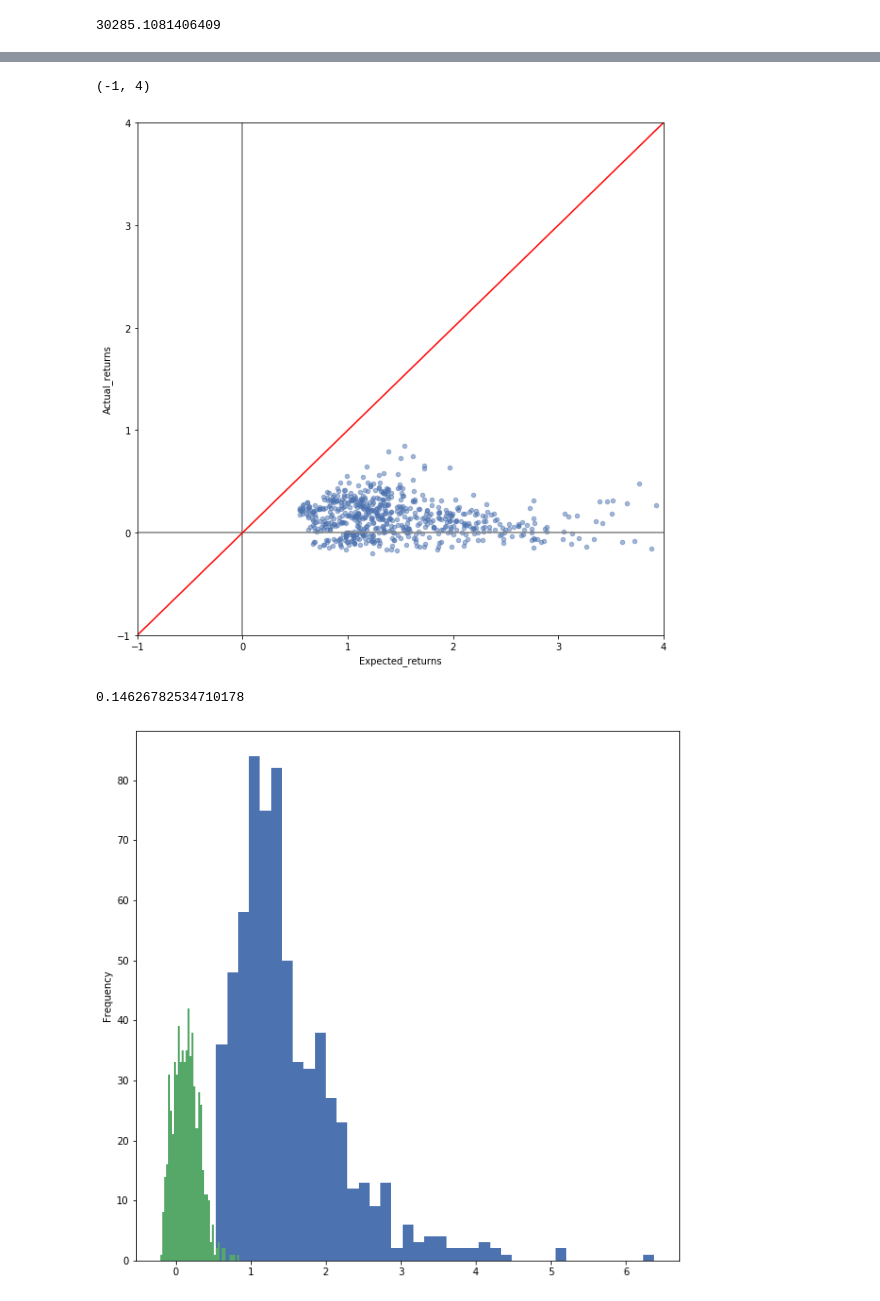
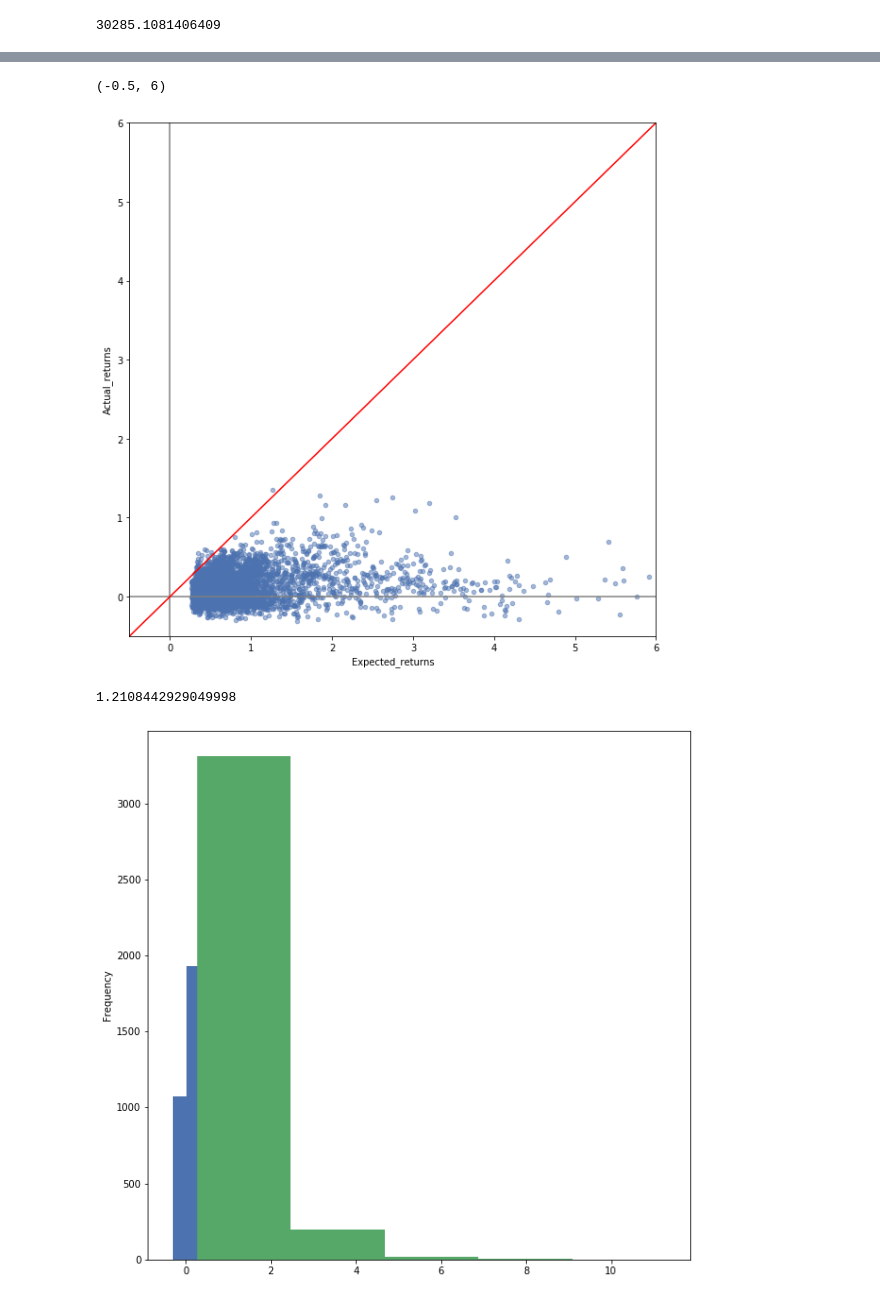
Before and after one commit to pat42w/EF_Portfolio_Optimization, a Jupyter notebook: Pat_Testing_nb.ipynb, the cells around one changed output, grey strips where cells are left out. Cells and saved outputs as stored; diff of their text form; code cells hidden in the pictures.

```diff
--- a/Pat_Testing_nb.ipynb
+++ b/Pat_Testing_nb.ipynb
@@ -177,17 +207,38 @@ def portfolio_generate_test(database,startdate,enddate, silent=True):
 # %%
 %%time
+#set or inputs & create empty lists for output
 database=df_Nasdaq
-startdate=pd.to_datetime("2016-01-01")
+
+#vary start date but beware its an N! problem need to speed this up if we can
+startdate=pd.to_datetime("2010-01-01")
 enddate=pd.to_datetime("2020-01-01")
 a_test=[]
+col_s_assets=[]
 t_start=startdate
 t_end=enddate
 
-while t_start + pd.DateOffset(years=1) <= t_end:
-    a_test.append(portfolio_generate_test(database,t_start,t_end))
-    t_start=t_start + pd.DateOffset(months=1)
-    if t_start + pd.DateOffset(years=1) == t_end:
-        t_start=startdate
-        t_end=t_end - pd.DateOffset(months=1)
+#vary start asset 0 takes the top 50 assets , 50 takes 50-99,.... this is an N problem which isnt too bad
+l_s_asset=np.arange(0,150,50)
+
+# runnings through starting assets, as we create portfolios for only 50 assets at a time (this can be varied)
+for strt in l_s_asset:
+    t_start=startdate
+    t_end=enddate
+    print('Running for s_asset : '+ str(strt))
+
+    # iterates through start dates by adding one month each time until theres 1 year between the start & end date
+    while t_start + pd.DateOffset(years=1) <= t_end:
+        a_test.append(portfolio_generate_test(database,t_start,t_end,s_asset=strt))
+        col_s_assets.append(strt)
+        t_start=t_start + pd.DateOffset(months=1)
+
+        #when our start date is 1 year from the end date subtract 1 year from the enddate & reset the start date
+        if t_start + pd.DateOffset(years=1) == t_end:
+            t_start=startdate
+            t_end=t_end - pd.DateOffset(months=1)
+
+#put all this data in a pandas datafame and save it
 df_test=pd.DataFrame(a_test,columns=['Start_Date','End_date','Expected_returns','Actual_returns'])
+df_test['starting_asset']=col_s_assets
+df_test.to_csv('Performance_data.csv')
 # %% [output]
@@ -212,22 +259,29 @@ Wall time: 3min 33s
 # Plot expected vs actual scatter
 import matplotlib.lines as mlines
 ax1 = df_test.plot.scatter(x='Expected_returns', y='Actual_returns',alpha=0.5)
+
+#set the x=y line
 line = mlines.Line2D([0, 1], [0, 1], color='red')
+
+#draw axis lines
 plt.axhline(0,color='gray') # x = 0
 plt.axvline(0,color='gray') # y = 0
 transform = ax1.transAxes
 line.set_transform(transform)
 ax1.add_line(line)
-ax1.set_xlim([-1, 4])
-ax1.set_ylim([-1, 4])
+ax1.set_xlim([-0.5, 6])
+ax1.set_ylim([-0.5, 6])
 # %% [output]
-(-1, 4)
+(-0.5, 6)
-[figure, old version]
+[figure, new version]
 # %%
 #plot epected vs actual returns
-df_test.Expected_returns.plot.hist(bins=40)
-df_test.Actual_returns.plot.hist(bins=40)
-df_test.Actual_returns.mean()
+df_test.Actual_returns.plot.hist(bins=5)
+df_test.Expected_returns.plot.hist(bins=5)
+
+
+from sklearn.metrics import mean_squared_error
+mean_squared_error(df_test.Actual_returns.fillna(-1), df_test.Expected_returns, squared=False)
 # %% [output]
-0.14626782534710178
+1.2108442929049998
-[figure, old version]
+[figure, new version]
```
Also changed, not shown: parts of 10 cells of this notebook, 1 other file.
